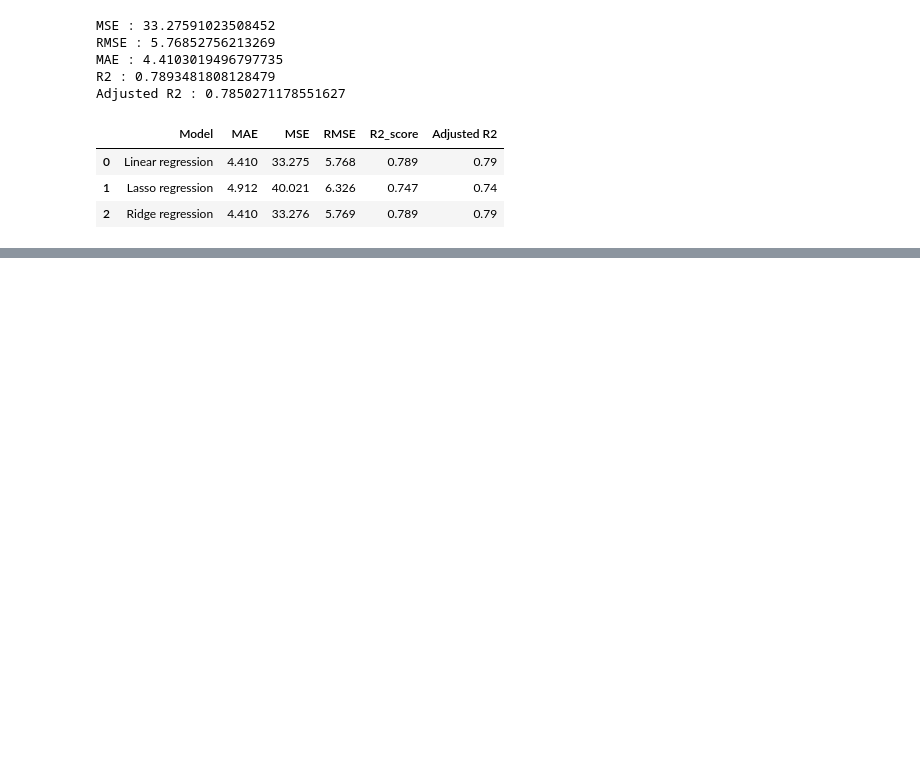
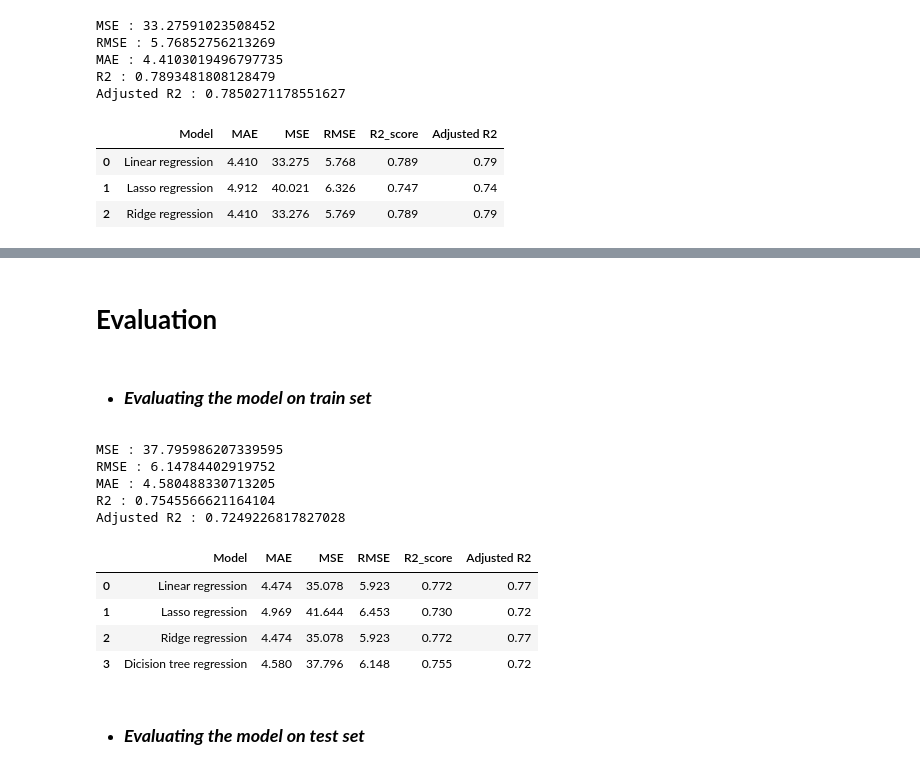
Before and after one commit to Harshjyot-Singh-Chawla/Seoul-Bike-Sharing-Demand-Prediction, a Jupyter notebook: capstone_project_2_Ml.ipynb, the cells around one changed output, grey strips where cells are left out. Cells and saved outputs as stored; diff of their text form; code cells hidden in the pictures; blank space fills up the shorter version.

```diff
--- a/capstone_project_2_Ml.ipynb
+++ b/capstone_project_2_Ml.ipynb
@@ -832,0 +861,61 @@ test_df
+# %%
+# Hyperparameter tuning
+
+decisionTree = DecisionTreeRegressor()
+
+gridSearch_decisionTree=GridSearchCV(decisionTree,param_1,scoring='r2',cv=10)
+
+gridSearch_decisionTree.fit(X_train_Scaled,y_train)   # Fitting Decision Tree to the Training set
+
+best_DecisionTree=gridSearch_decisionTree.best_estimator_
+# %%
+# Making predictions on test data
+y_pred_train_d = best_DecisionTree.predict(X_train_Scaled)
+y_pred_test_d= best_DecisionTree.predict(X_test_Scaled)
+# %% [markdown]
+# **Evaluation**
+# %% [markdown]
+*   ### ***Evaluating the model on train set***
+# %%
+#calculate MSE
+MSE_d= mean_squared_error(y_train, y_pred_train_d)
+print("MSE :",MSE_d)
+
+#calculate RMSE
+RMSE_d=np.sqrt(MSE_d)
+print("RMSE :",RMSE_d)
+
+
+#calculate MAE
+MAE_d= mean_absolute_error(y_train, y_pred_train_d)
+print("MAE :",MAE_d)
+
+#calculate r2 and adjusted r2
+r2_d= r2_score((y_train), (y_pred_train_d))
+print("R2 :",r2_d)
+Adjusted_R2_d=(1-(1-r2_score((y_test), (y_pred_test_d)))*((X_test.shape[0]-1)/(X_test.shape[0]-X_test.shape[1]-1)) )
+print("Adjusted R2 :",Adjusted_R2_d )
+# %% [output]
+MSE : 37.795986207339595
+RMSE : 6.14784402919752
+MAE : 4.580488330713205
+R2 : 0.7545566621164104
+Adjusted R2 : 0.7249226817827028
+# %%
+dict1={'Model':'Dicision tree regression ',
+       'MAE':round((MAE_d),3),
+       'MSE':round((MSE_d),3),
+       'RMSE':round((RMSE_d),3),
+       'R2_score':round((r2_d),3),
+       'Adjusted R2':round((Adjusted_R2_d),2)
+      }
+training_df=training_df.append(dict1,ignore_index=True)
+training_df
+# %% [output]
+|  | Model | MAE | MSE | RMSE | R2_score | Adjusted R2 |
+| 0 | Linear regression | 4.474 | 35.078 | 5.923 | 0.772 | 0.77 |
+| 1 | Lasso regression | 4.969 | 41.644 | 6.453 | 0.730 | 0.72 |
+| 2 | Ridge regression | 4.474 | 35.078 | 5.923 | 0.772 | 0.77 |
+| 3 | Dicision tree regression | 4.580 | 37.796 | 6.148 | 0.755 | 0.72 |
+# %% [markdown]
+*   ### ***Evaluating the model on test set***
```
Also changed, not shown: parts of 7 cells of this notebook.
